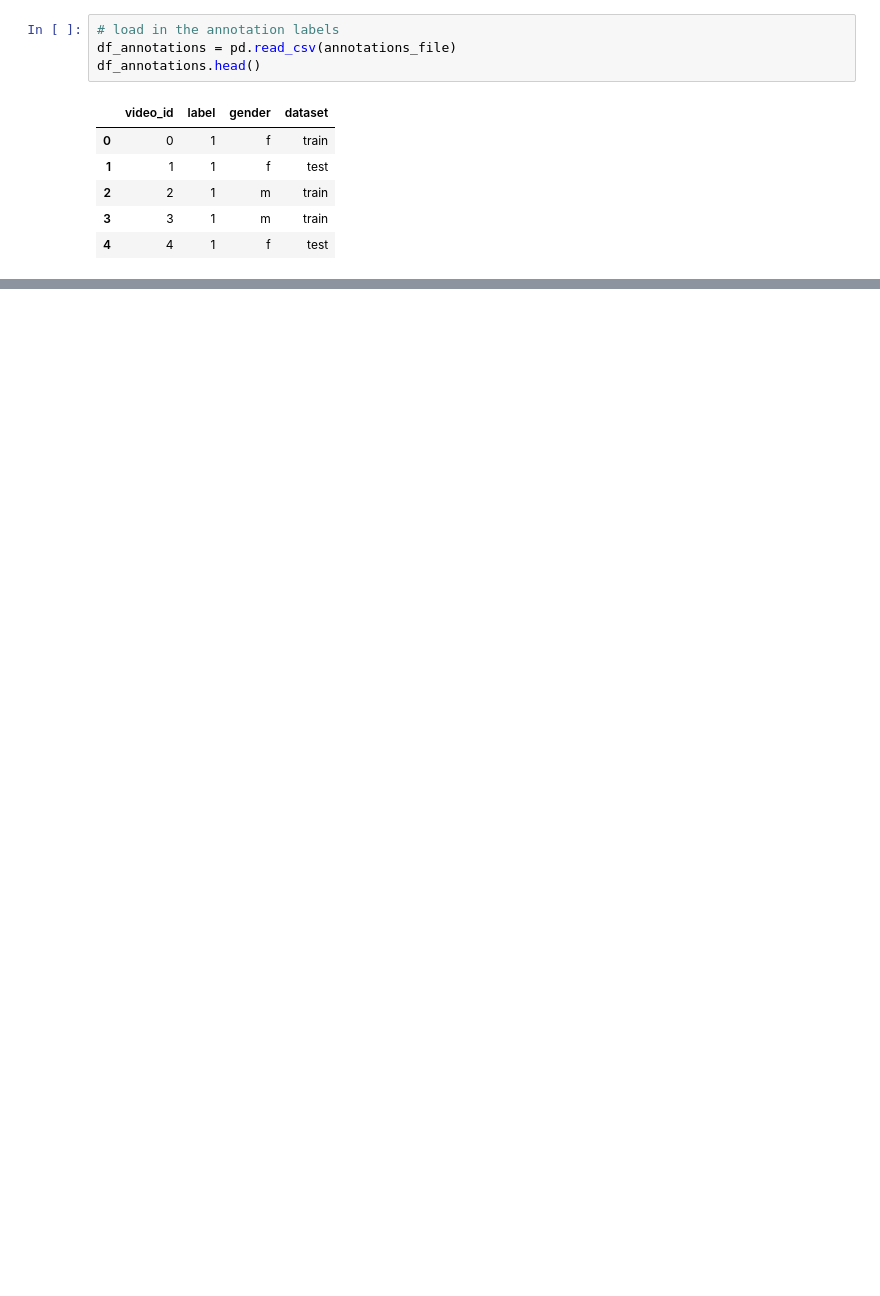
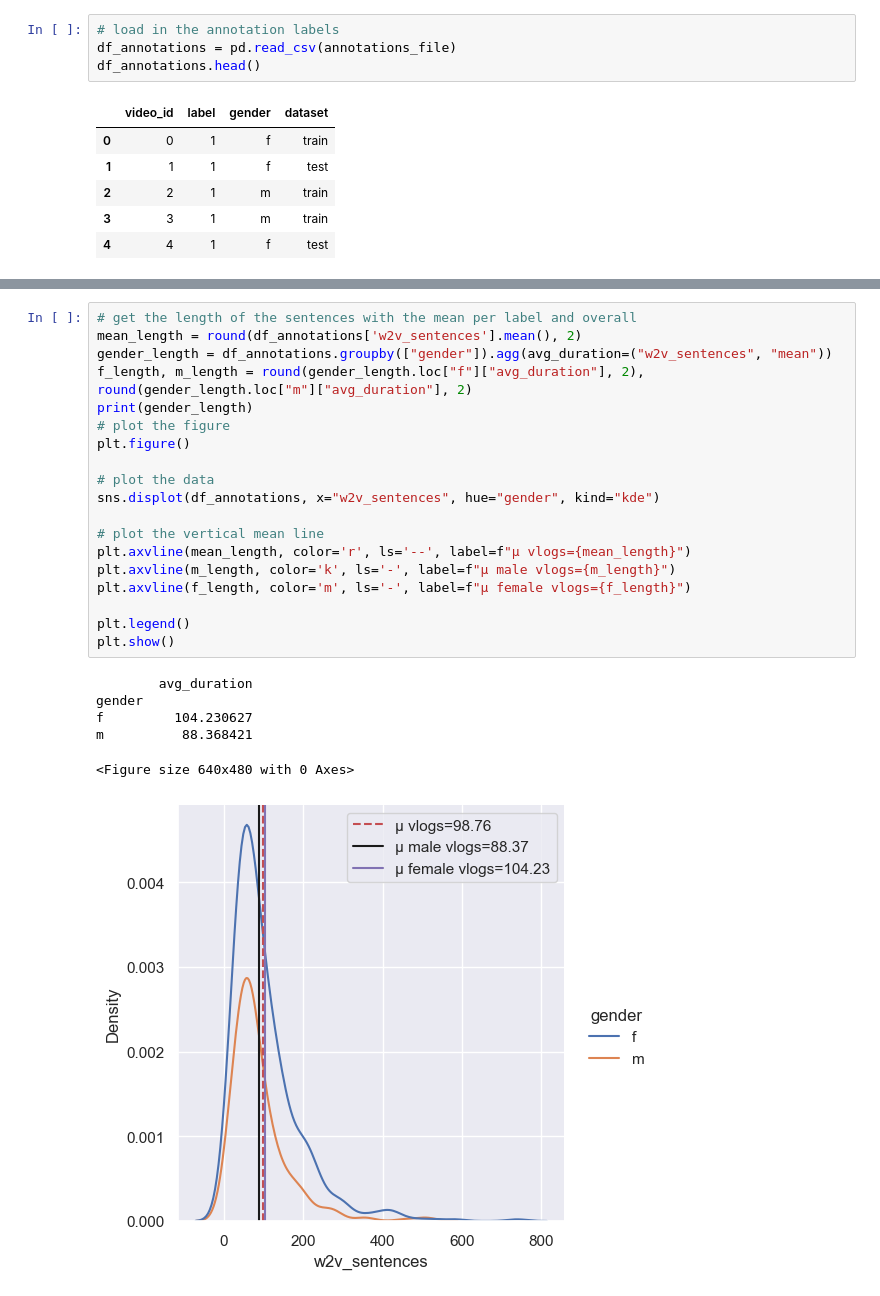
Before and after one commit to StanMey/Master_thesis_DVlog, a Jupyter notebook: notebooks/analyse_feature_importance.ipynb, the cells around one changed output, grey strips where cells are left out. Drawn from its saved outputs; the diff is of its cells as text; blank space fills up the shorter version.

```diff
--- a/notebooks/analyse_feature_importance.ipynb
+++ b/notebooks/analyse_feature_importance.ipynb
@@ -84,0 +135,26 @@ plt.show()
+# %%
+# get the length of the sentences with the mean per label and overall
+mean_length = round(df_annotations['w2v_sentences'].mean(), 2)
+gender_length = df_annotations.groupby(["gender"]).agg(avg_duration=("w2v_sentences", "mean"))
+f_length, m_length = round(gender_length.loc["f"]["avg_duration"], 2), round(gender_length.loc["m"]["avg_duration"], 2)
+print(gender_length)
+# plot the figure
+plt.figure()
+
+# plot the data
+sns.displot(df_annotations, x="w2v_sentences", hue="gender", kind="kde")
+
+# plot the vertical mean line
+plt.axvline(mean_length, color='r', ls='--', label=f"μ vlogs={mean_length}")
+plt.axvline(m_length, color='k', ls='-', label=f"μ male vlogs={m_length}")
+plt.axvline(f_length, color='m', ls='-', label=f"μ female vlogs={f_length}")
+
+plt.legend()
+plt.show()
+# %% [output]
+        avg_duration
+gender
+f         104.230627
+m          88.368421
+<Figure size 640x480 with 0 Axes>
+[figure, added]
```
Also changed, not shown: parts of 10 cells of this notebook.
